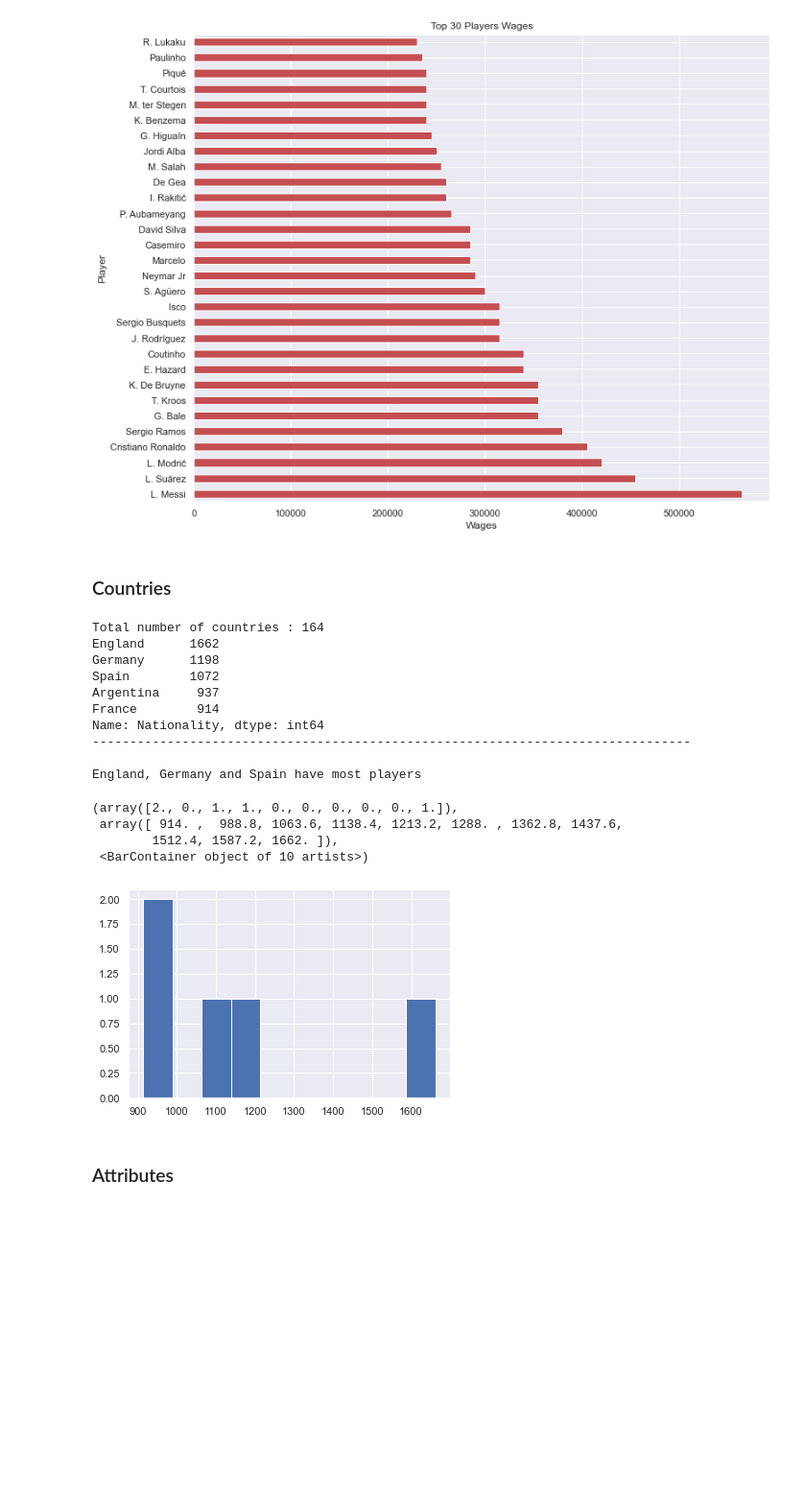
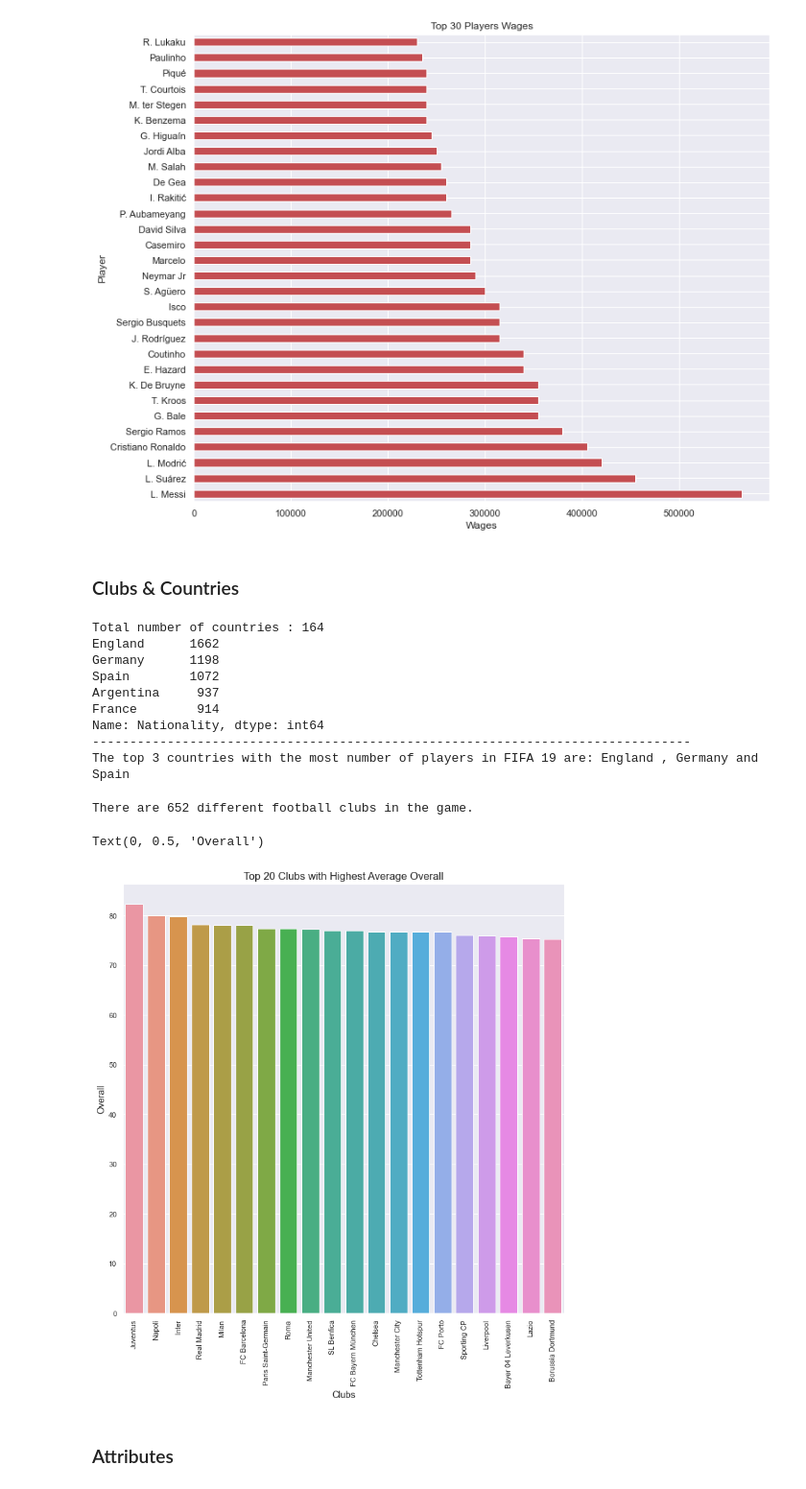
Before and after one commit to edwardedishire/Capstone-Project, a Jupyter notebook: code/Ed Capstone-Main.ipynb, the cells around one changed output. Shown at 96% size. Drawn from its saved outputs; the diff is of its cells as text; code cells hidden in the pictures; blank space fills up the shorter version.

```diff
--- a/code/Ed Capstone-Main.ipynb
+++ b/code/Ed Capstone-Main.ipynb
@@ -619,14 +632,16 @@ The top earner has a wage of : $ 565000.0 He is L. Messi from FC Barcelona
 Text(0, 0.5, 'Player')
 [figure]
 # %% [markdown]
-### Countries
+### Clubs & Countries
 # %%
 #Number of countries available and top 5 countries with highest number of players
 print('Total number of countries : {0}'.format(df['Nationality'].nunique()))
 print(df['Nationality'].value_counts().head(5))
 print('--'*40)
-print("\nEngland, Germany and Spain have most players")
-plt.hist(df['Nationality'].value_counts().head(5))
+
+countries = (df['Nationality'].value_counts().head(5))
+print("The top 3 countries with the most number of players in FIFA 19 are:",
+      countries.index[0], ",", countries.index[1], "and", countries.index[2])
 # %% [output]
 Total number of countries : 164
 England      1662
@@ -636,13 +651,26 @@ Argentina     937
 France        914
 Name: Nationality, dtype: int64
 --------------------------------------------------------------------------------
-
-England, Germany and Spain have most players
+The top 3 countries with the most number of players in FIFA 19 are: England , Germany and Spain
-(array([2., 0., 1., 1., 0., 0., 0., 0., 0., 1.]),
- array([ 914. ,  988.8, 1063.6, 1138.4, 1213.2, 1288. , 1362.8, 1437.6,
-        1512.4, 1587.2, 1662. ]),
- <BarContainer object of 10 artists>)
-[figure, removed]
+# %%
+num_clubs = len(df['Club'].unique())
+print("There are", num_clubs ,"different football clubs in the game.")
+# %% [output]
+There are 652 different football clubs in the game.
+# %%
+top20_clubs = df.groupby(['Club'], as_index=False)['Overall'].mean()
+top20_clubs['Overall'] = round(top20_clubs['Overall'],2)
+top20_clubs = top20_clubs.sort_values('Overall',ascending=False).head(20)
+# %%
+plt.figure(figsize=(12, 12))
+plt.xticks(rotation=90)
+sns.barplot(x = 'Club', y = 'Overall', data = top20_clubs)
+plt.title("Top 20 Clubs with Highest Average Overall", fontsize=16)
+plt.xlabel("Clubs", fontsize=14)
+plt.ylabel("Overall", fontsize=14)
+# %% [output]
+Text(0, 0.5, 'Overall')
+[figure, added]
 # %% [markdown]
 ### Attributes
 # %%
```
Also changed, not shown: parts of 4 cells of this notebook.
